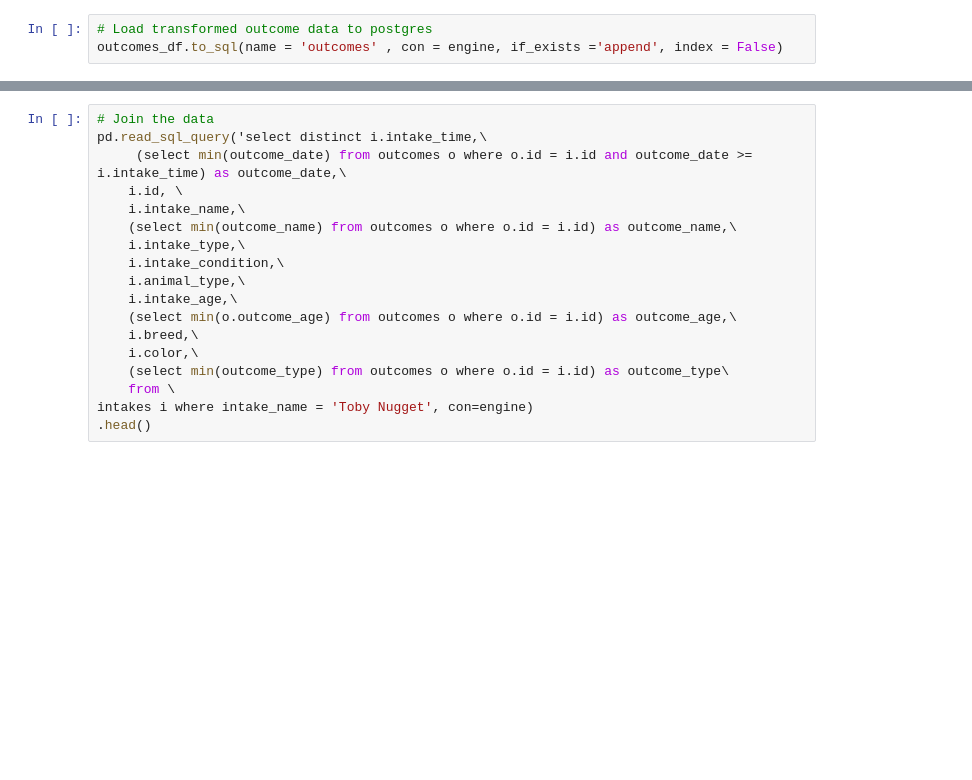
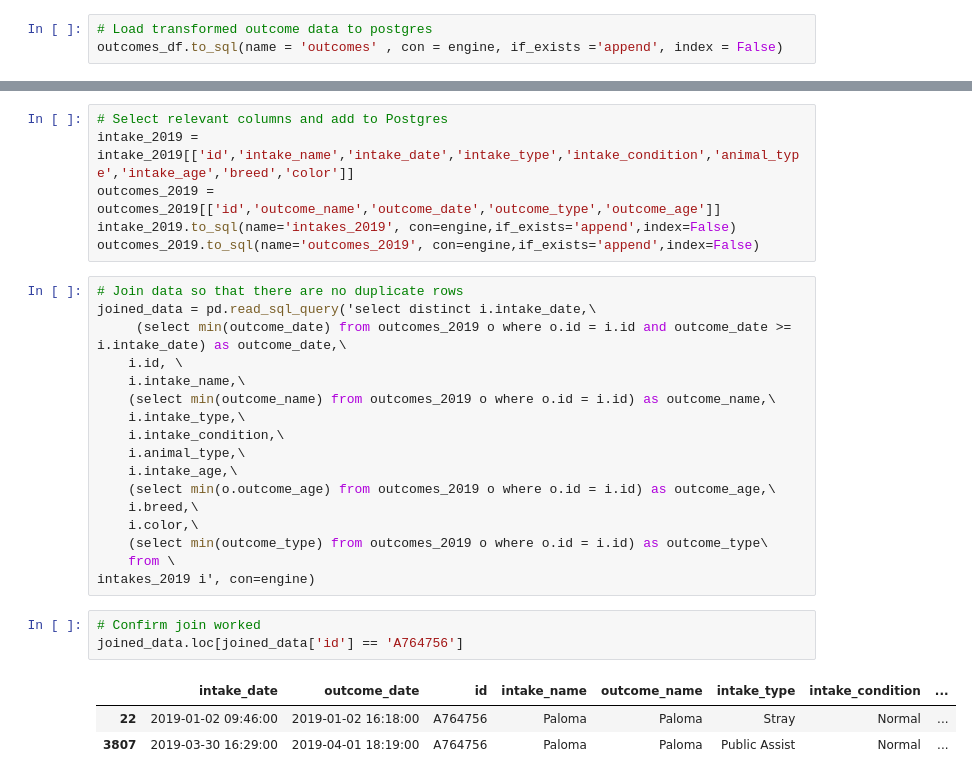
Before and after one commit to aktavern/Austin-Animal-ETL, a Jupyter notebook: notebook.ipynb, the cells around one changed output, grey strips where cells are left out. Cells and saved outputs as stored; diff of their text form; blank space fills up the shorter version.

```diff
--- a/notebook.ipynb
+++ b/notebook.ipynb
@@ -99,18 +155,30 @@ outcomes_df.to_sql(name = 'outcomes' , con = engine, if_exists ='append', index
+# %%
+# Select relevant columns and add to Postgres
+intake_2019 = intake_2019[['id','intake_name','intake_date','intake_type','intake_condition','animal_type','intake_age','breed','color']]
+outcomes_2019 = outcomes_2019[['id','outcome_name','outcome_date','outcome_type','outcome_age']]
+intake_2019.to_sql(name='intakes_2019', con=engine,if_exists='append',index=False)
+outcomes_2019.to_sql(name='outcomes_2019', con=engine,if_exists='append',index=False)
 # %%
-# Join the data
-pd.read_sql_query('select distinct i.intake_time,\
-     (select min(outcome_date) from outcomes o where o.id = i.id and outcome_date >= i.intake_time) as outcome_date,\
+# Join data so that there are no duplicate rows
+joined_data = pd.read_sql_query('select distinct i.intake_date,\
+     (select min(outcome_date) from outcomes_2019 o where o.id = i.id and outcome_date >= i.intake_date) as outcome_date,\
     i.id, \
     i.intake_name,\
-    (select min(outcome_name) from outcomes o where o.id = i.id) as outcome_name,\
+    (select min(outcome_name) from outcomes_2019 o where o.id = i.id) as outcome_name,\
     i.intake_type,\
     i.intake_condition,\
     i.animal_type,\
     i.intake_age,\
-    (select min(o.outcome_age) from outcomes o where o.id = i.id) as outcome_age,\
+    (select min(o.outcome_age) from outcomes_2019 o where o.id = i.id) as outcome_age,\
     i.breed,\
     i.color,\
-    (select min(outcome_type) from outcomes o where o.id = i.id) as outcome_type\
+    (select min(outcome_type) from outcomes_2019 o where o.id = i.id) as outcome_type\
     from \
-intakes i where intake_name = 'Toby Nugget', con=engine)
-.head()
+intakes_2019 i', con=engine)
+# %%
+# Confirm join worked
+joined_data.loc[joined_data['id'] == 'A764756']
+# %% [output]
+|  | intake_date | outcome_date | id | intake_name | outcome_name | intake_type | intake_condition | ... |
+| 22 | 2019-01-02 09:46:00 | 2019-01-02 16:18:00 | A764756 | Paloma | Paloma | Stray | Normal | ... |
+| 3807 | 2019-03-30 16:29:00 | 2019-04-01 18:19:00 | A764756 | Paloma | Paloma | Public Assist | Normal | ... |
```
Also changed, not shown: parts of 4 cells of this notebook, 1 other file.
